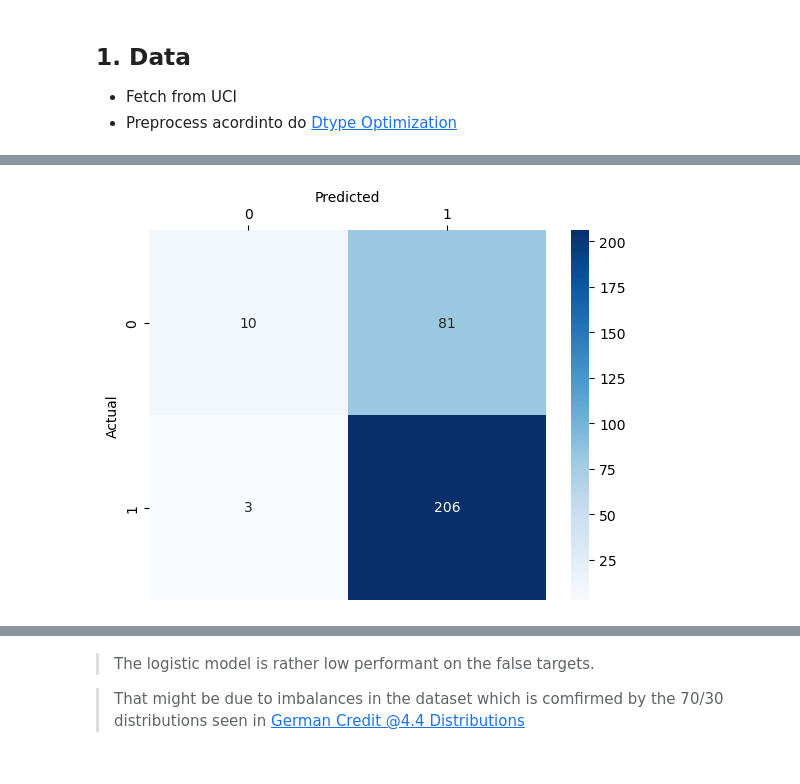
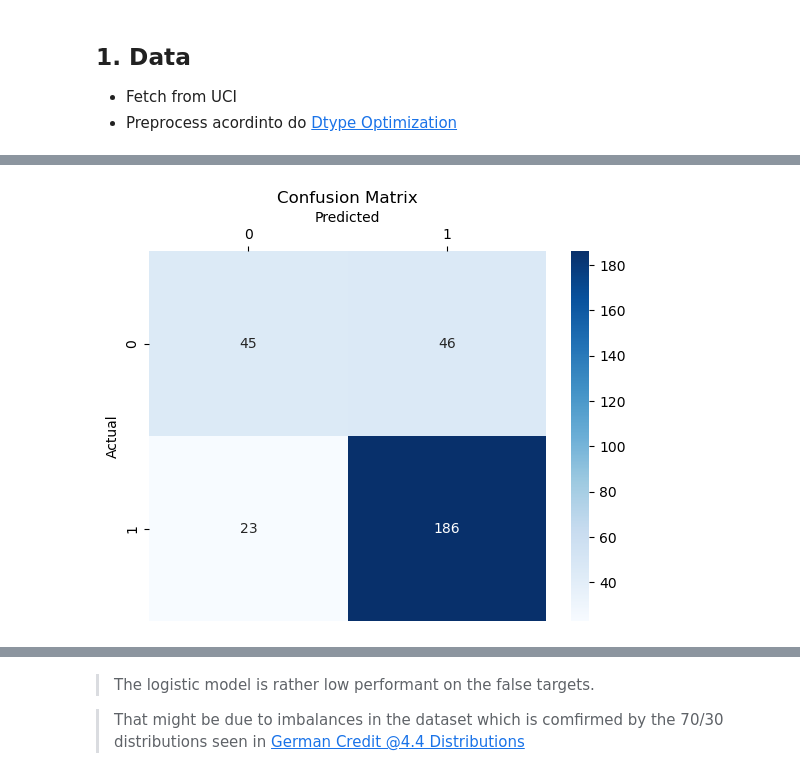
Before and after one commit to feed0/german-credit, a Jupyter notebook: notebooks/logistic-regression.ipynb, the cells around one changed output, grey strips where cells are left out. Cells and saved outputs as stored; diff of their text form; code cells hidden in the pictures.

Commit message:
modified:   notebooks/logistic-regression.ipynb (added one hot encode)

```diff
--- a/notebooks/logistic-regression.ipynb
+++ b/notebooks/logistic-regression.ipynb
@@ -80,3 +66,7 @@ display('y', y.head().to_frame())
 # %%
 # Train Test split
 X_train, X_test, y_train, y_test = train_test_split(X, y, test_size=0.3, random_state=42)
+# %%
+# Save train and test indices
+X_train_indices = X_train.index
+X_test_indices  = X_test.index
@@ -85,20 +126,0 @@ X_train, X_test, y_train, y_test = train_test_split(X, y, test_size=0.3, random_
-# %%
-# MinMaxScaler
-scaler = MinMaxScaler()
-
-### Original mean and std
-std_original = X.describe().loc[['mean', 'std']]
-
-# Scale the data
-X_train = scaler.fit_transform(X_train)
-X_test  = scaler.transform(X_test)
-
-# Bring back to DataFrame
-X_train = pd.DataFrame(X_train, columns=X.columns)
-X_test  = pd.DataFrame(X_test,  columns=X.columns)
-
-### Scaled mean and std
-std_scaled = X_train.describe().loc[['mean', 'std']]
-
-display("Original", std_original)
-display("Scaled", std_scaled)
@@ -113,0 +214,7 @@ display("Scaled", std_scaled)
+# %%
+# Train and Test preprocessed
+X_train_preprocessed = pd.concat([X_train_categorical, X_train_numerical], axis=1)
+X_test_preprocessed  = pd.concat([X_test_categorical,  X_test_numerical], axis=1)
+
+display(f'Train {X_train_preprocessed.shape}', X_train_preprocessed.head())
+display(f'Test  {X_test_preprocessed.shape}',  X_test_preprocessed.head())
@@ -116,7 +240,7 @@ display("Scaled", std_scaled)
 # %%
 # Logistic Regression
-logreg = LogisticRegression().fit(X_train, y_train)
+logreg = LogisticRegression().fit(X_train_preprocessed, y_train)
 
 # Predictions
-y_pred = logreg.predict(X_test)
+y_pred = logreg.predict(X_test_preprocessed)
 # %% [markdown]
@@ -124,5 +260,7 @@ y_pred = logreg.predict(X_test)
 # %%
-# Model in a Confusion Matrix
+# Confusion Matrix
 hm.cm_heatmap(confusion_matrix(y_test, y_pred), 'Blues')
+plt.title('Confusion Matrix')
+plt.show()
 # %% [output]
-[figure, old version]
+[figure, new version]
```
Also changed, not shown: parts of 18 cells of this notebook, 2 other files.
